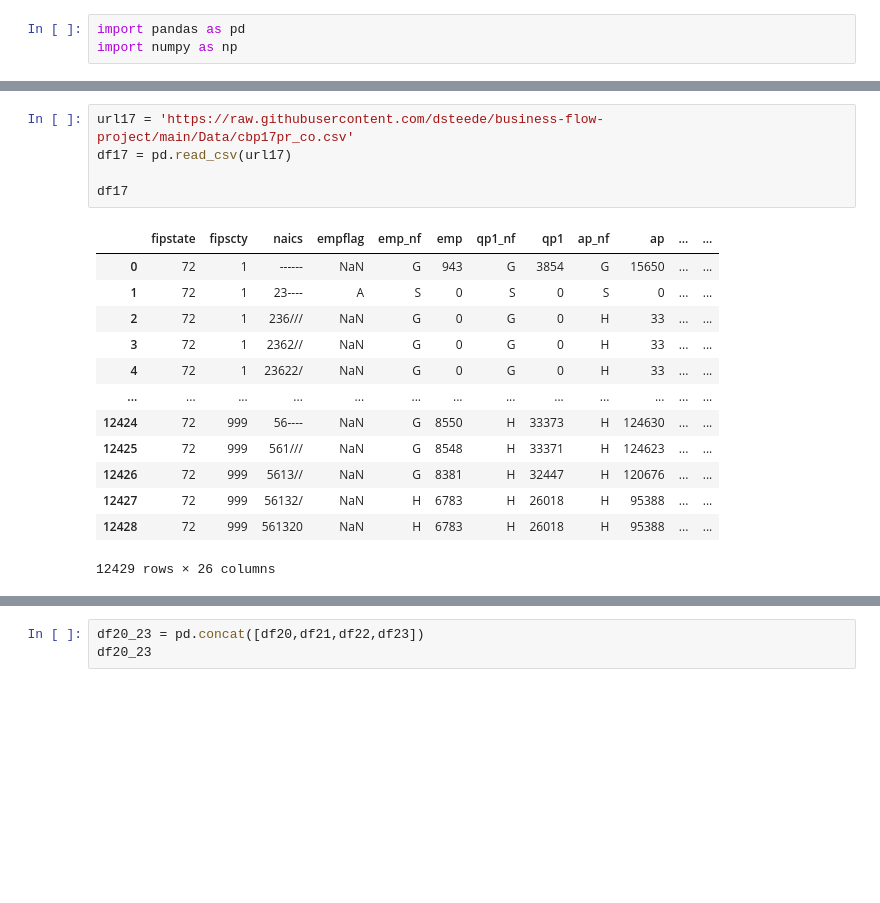
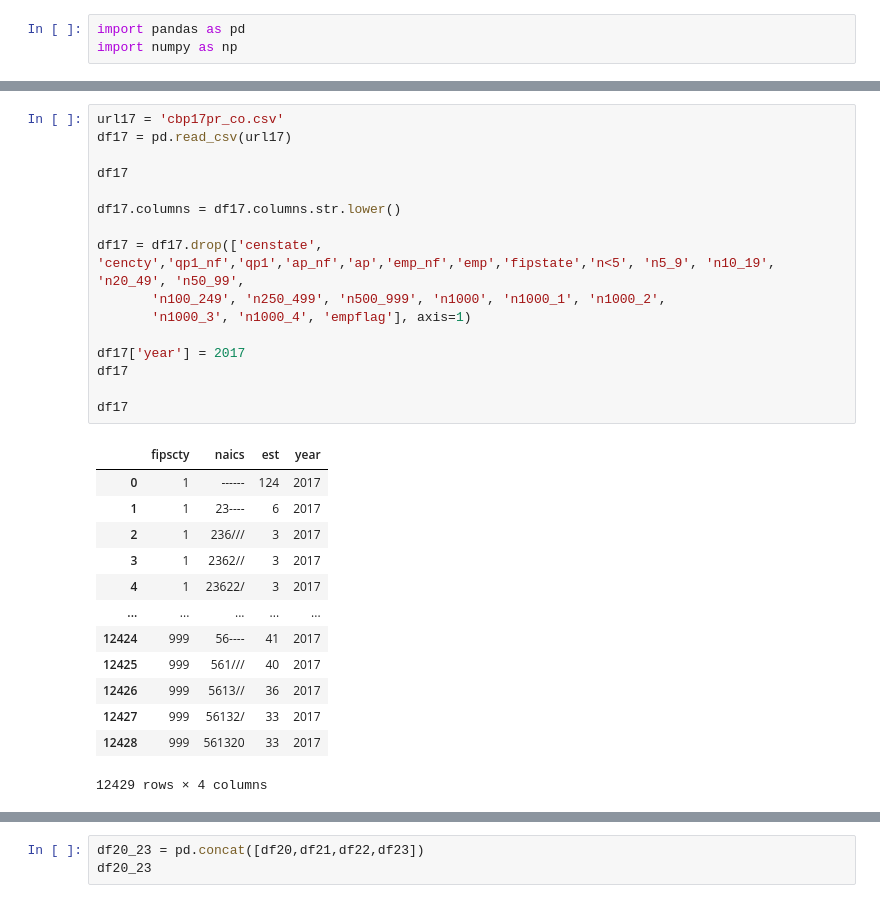
Before and after one commit to nessajimenez/pr-biz-patterns, a Jupyter notebook: Cleaning 1st Ten Years.ipynb, the cells around one changed output, grey strips where cells are left out. Cells and saved outputs as stored; diff of their text form; blank space fills up the shorter version.

```diff
--- a/Cleaning 1st Ten Years.ipynb
+++ b/Cleaning 1st Ten Years.ipynb
@@ -99,20 +143,31 @@ df16
 # %%
-url17 = 'https://raw.githubusercontent.com/dsteede/business-flow-project/main/Data/cbp17pr_co.csv'
+url17 = 'cbp17pr_co.csv'
 df17 = pd.read_csv(url17)
 
 df17
+
+df17.columns = df17.columns.str.lower()
+
+df17 = df17.drop(['censtate', 'cencty','qp1_nf','qp1','ap_nf','ap','emp_nf','emp','fipstate','n<5', 'n5_9', 'n10_19', 'n20_49', 'n50_99',
+       'n100_249', 'n250_499', 'n500_999', 'n1000', 'n1000_1', 'n1000_2',
+       'n1000_3', 'n1000_4', 'empflag'], axis=1)
+
+df17['year'] = 2017
+df17
+
+df17
 # %% [output]
-|  | fipstate | fipscty | naics | empflag | emp_nf | emp | qp1_nf | qp1 | ap_nf | ap | ... | ... |
-| 0 | 72 | 1 | ------ | NaN | G | 943 | G | 3854 | G | 15650 | ... | ... |
-| 1 | 72 | 1 | 23---- | A | S | 0 | S | 0 | S | 0 | ... | ... |
-| 2 | 72 | 1 | 236/// | NaN | G | 0 | G | 0 | H | 33 | ... | ... |
-| 3 | 72 | 1 | 2362// | NaN | G | 0 | G | 0 | H | 33 | ... | ... |
-| 4 | 72 | 1 | 23622/ | NaN | G | 0 | G | 0 | H | 33 | ... | ... |
-| ... | ... | ... | ... | ... | ... | ... | ... | ... | ... | ... | ... | ... |
-| 12424 | 72 | 999 | 56---- | NaN | G | 8550 | H | 33373 | H | 124630 | ... | ... |
-| 12425 | 72 | 999 | 561/// | NaN | G | 8548 | H | 33371 | H | 124623 | ... | ... |
-| 12426 | 72 | 999 | 5613// | NaN | G | 8381 | H | 32447 | H | 120676 | ... | ... |
-| 12427 | 72 | 999 | 56132/ | NaN | H | 6783 | H | 26018 | H | 95388 | ... | ... |
-| 12428 | 72 | 999 | 561320 | NaN | H | 6783 | H | 26018 | H | 95388 | ... | ... |
+|  | fipscty | naics | est | year |
+| 0 | 1 | ------ | 124 | 2017 |
+| 1 | 1 | 23---- | 6 | 2017 |
+| 2 | 1 | 236/// | 3 | 2017 |
+| 3 | 1 | 2362// | 3 | 2017 |
+| 4 | 1 | 23622/ | 3 | 2017 |
+| ... | ... | ... | ... | ... |
+| 12424 | 999 | 56---- | 41 | 2017 |
+| 12425 | 999 | 561/// | 40 | 2017 |
+| 12426 | 999 | 5613// | 36 | 2017 |
+| 12427 | 999 | 56132/ | 33 | 2017 |
+| 12428 | 999 | 561320 | 33 | 2017 |
-12429 rows × 26 columns
+12429 rows × 4 columns
 # %%
```
Also changed, not shown: parts of 13 cells of this notebook.
